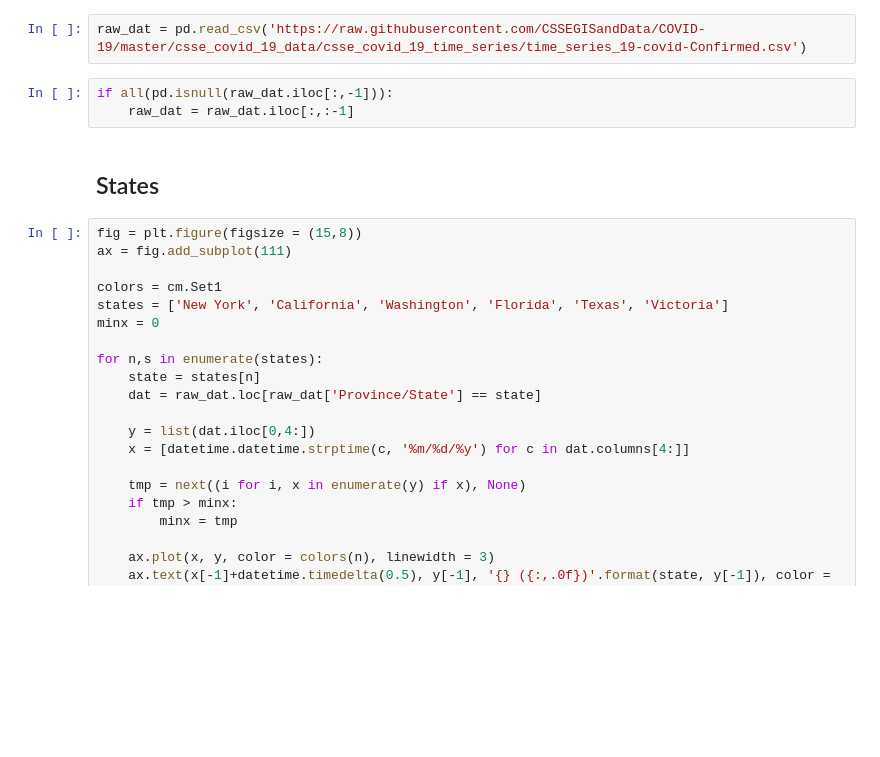
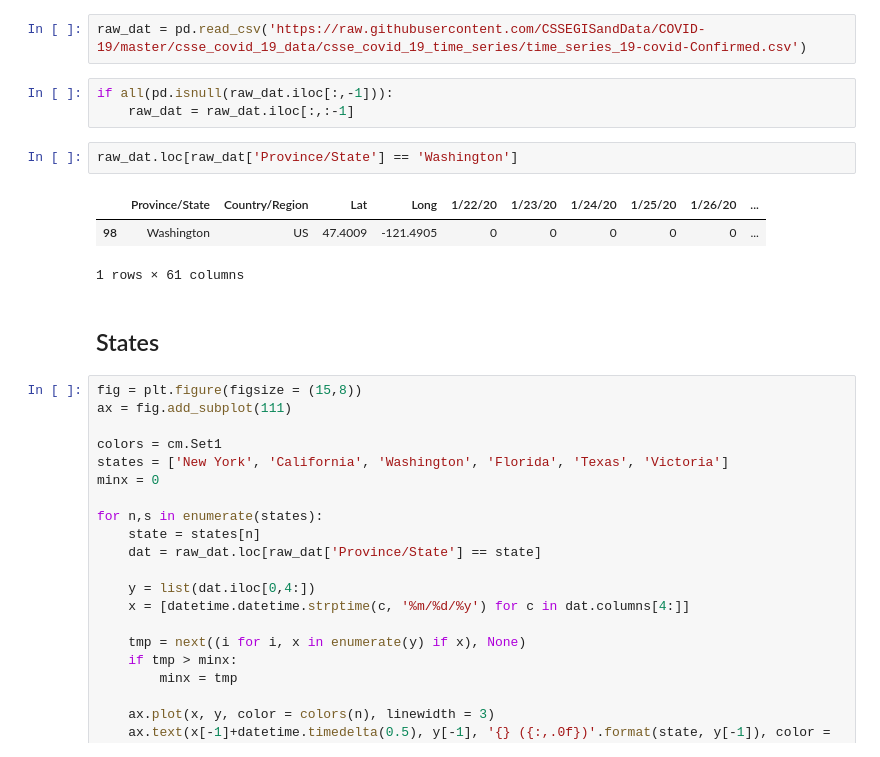
Before and after one commit to lkavenagh/covid19, a Jupyter notebook: Covid-19.ipynb, the cells around one changed output. Cells and saved outputs as stored; diff of their text form; blank space fills up the shorter version.

```diff
--- a/Covid-19.ipynb
+++ b/Covid-19.ipynb
@@ -12,6 +12,12 @@ raw_dat = pd.read_csv('https://raw.githubusercontent.com/CSSEGISandData/COVID-19
 # %%
 if all(pd.isnull(raw_dat.iloc[:,-1])):
     raw_dat = raw_dat.iloc[:,:-1]
+# %%
+raw_dat.loc[raw_dat['Province/State'] == 'Washington']
+# %% [output]
+|  | Province/State | Country/Region | Lat | Long | 1/22/20 | 1/23/20 | 1/24/20 | 1/25/20 | 1/26/20 | ... |
+| 98 | Washington | US | 47.4009 | -121.4905 | 0 | 0 | 0 | 0 | 0 | ... |
+1 rows × 61 columns
 # %% [markdown]
 ## States
 # %%
```
Also changed, not shown: parts of 10 cells of this notebook.
